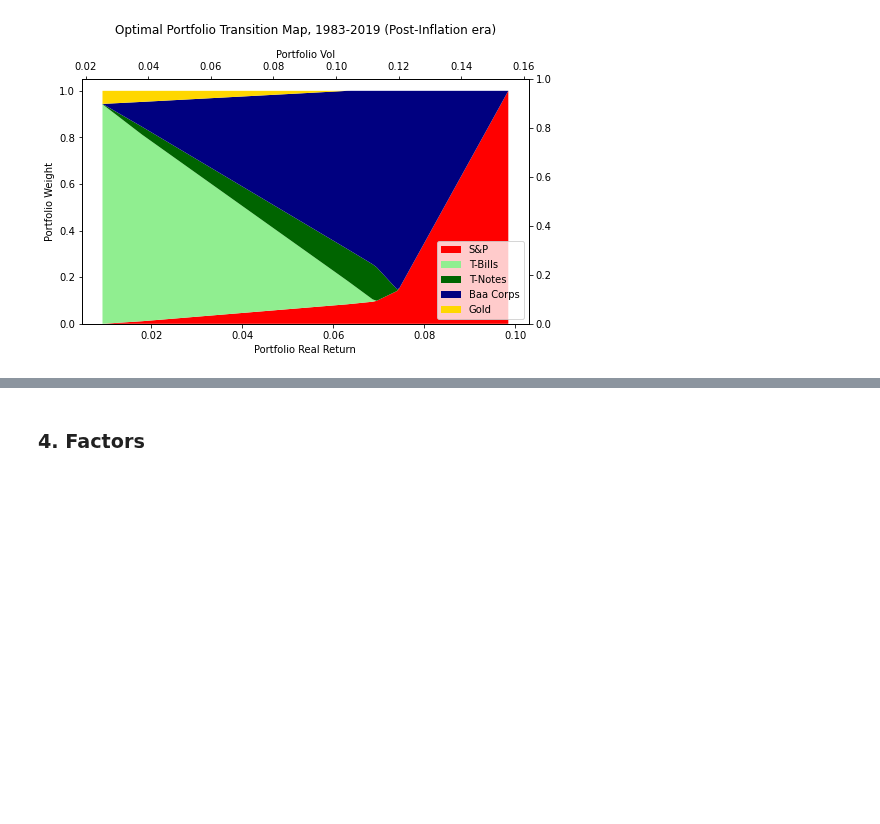
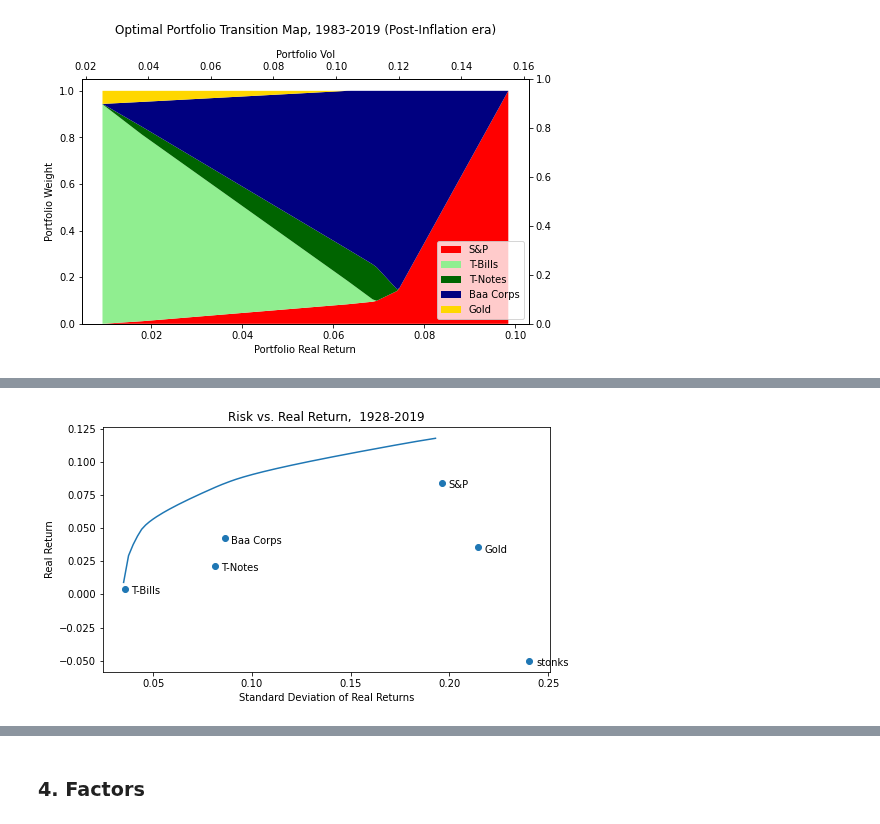
Before and after one commit to druce/portfolio_optimization, a Jupyter notebook: Portfolio optimization.ipynb, the cells around one changed output, grey strips where cells are left out. Drawn from its saved outputs; the diff is of its cells as text; code cells hidden in the pictures; blank space fills up the shorter version.

```diff
--- a/Portfolio optimization.ipynb
+++ b/Portfolio optimization.ipynb
@@ -764,0 +864,9 @@ data_df
+# %%
+ret_df = pd.DataFrame(enumerate(results_dict.keys()))
+ret_df.columns=['i', 'vol']
+ret_df
+ret_df['return'] = [results_dict[v][0] for v in ret_df['vol']]
+ret_df['std'] = [results_dict[v][1] for v in ret_df['vol']]
+for i, colname in enumerate(labels):
+    ret_df[colname]=[results_dict[v][2][i] for v in ret_df['vol']]
+ret_df
@@ -764,0 +887,23 @@ data_df
+# %%
+# plot frontier
+plt.figure(figsize=(8, 4.5))
+plt.scatter(asset_vols, mu)
+
+x = ret_df['std']
+y = ret_df['return']
+plt.xlabel("Standard Deviation of Real Returns")
+plt.ylabel("Real Return")
+plt.title("Risk vs. Real Return,  %d-%d" % (df.index[0], df.index[-1]))
+
+# plot the data
+plt.plot(x,y)
+
+
+xoffset = 0.0033
+yoffset = 0.002
+for i, label in enumerate(labels):
+    plt.annotate(label, xy=(asset_vols[i]+xoffset, mu[i]+yoffset),  xycoords='data',
+                horizontalalignment='left', verticalalignment='top',
+               )
+# %% [output]
+[figure, added]
```
Also changed, not shown: parts of 15 cells of this notebook.
